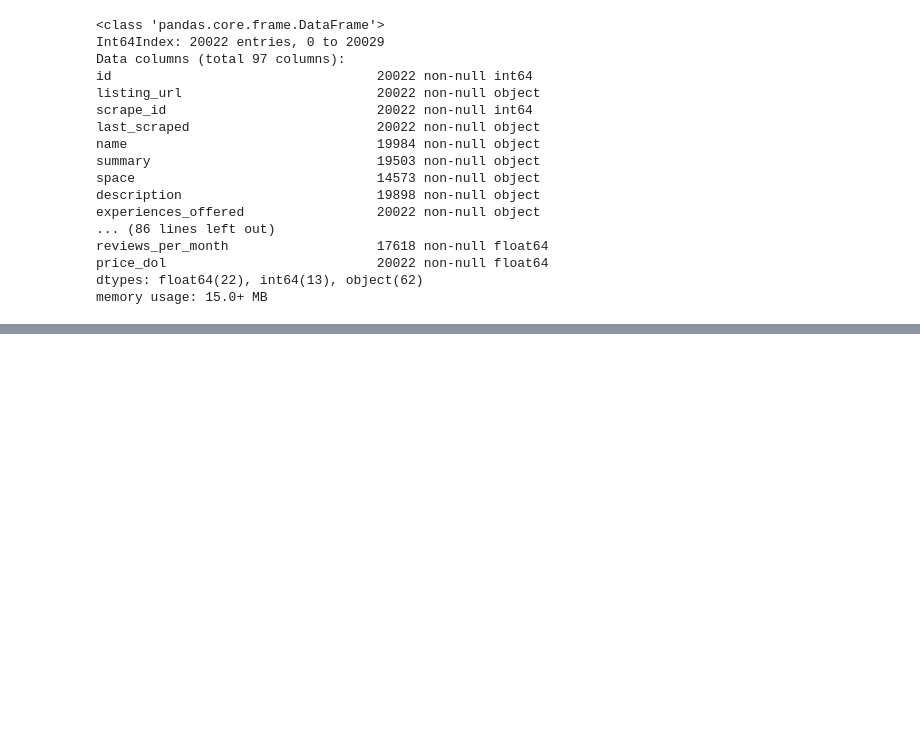
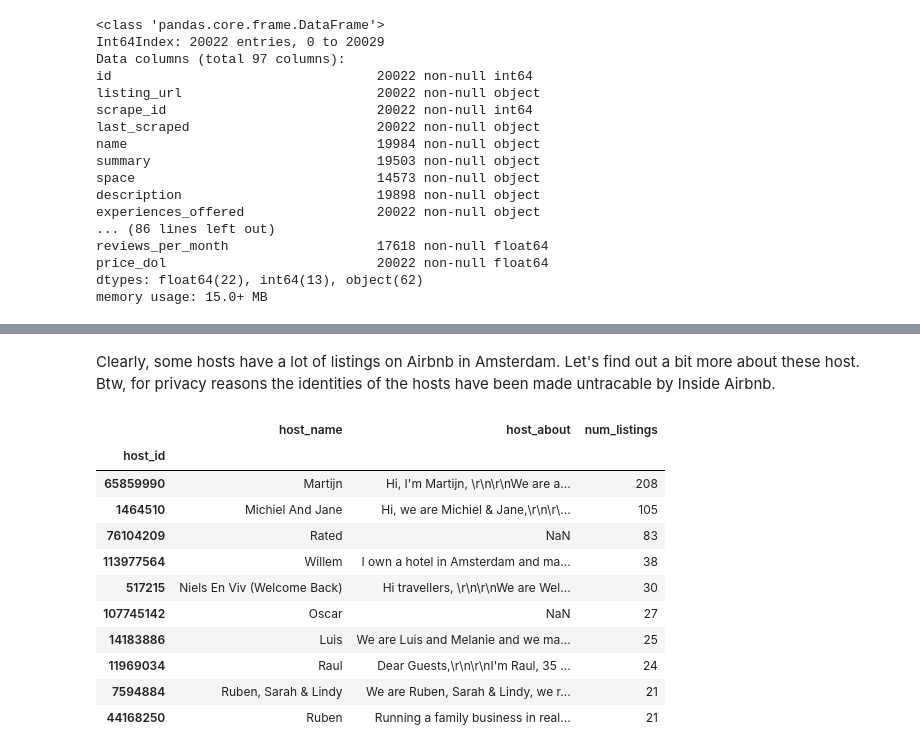
Before and after one commit to Matthijsjoosten/airbnb, a Jupyter notebook: airbnb_analysis.ipynb, the cells around one changed output, grey strips where cells are left out. Drawn from its saved outputs; the diff is of its cells as text; code cells hidden in the pictures; blank space fills up the shorter version.

Commit message:
Added host analysis

```diff
--- a/airbnb_analysis.ipynb
+++ b/airbnb_analysis.ipynb
@@ -288,0 +292,8 @@ memory usage: 15.0+ MB
+# %%
+top10_host = (listings_filtered
+               .groupby('host_id')
+               .count()['id']
+               .sort_values(ascending=False)
+               .head(10)
+              ).rename("num_listings")
+top10_hosts
@@ -288,0 +313,23 @@ memory usage: 15.0+ MB
+# %% [markdown]
+Clearly, some hosts have a lot of listings on Airbnb in Amsterdam. Let's find out a bit more about these host. Btw, for privacy reasons the identities of the hosts have been made untracable by Inside Airbnb.
+# %%
+top10_host_ids = top10_host.index.to_list()
+top10_host_info = (listings_filtered
+                   .loc[listings_filtered['host_id'].isin(top10_host_ids),['host_id','host_name','host_about']]
+                   .drop_duplicates()
+                  ).set_index('host_id')
+top10_host_info = top10_host_info.join(top10_hosts).sort_values('num_listings',ascending=False)
+top10_host_info
+# %% [output]
+|  | host_name | host_about | num_listings |
+| host_id |  |  |  |
+| 65859990 | Martijn | Hi, I'm Martijn, \r\n\r\nWe are a... | 208 |
+| 1464510 | Michiel And Jane | Hi, we are Michiel & Jane,\r\n\r\... | 105 |
+| 76104209 | Rated | NaN | 83 |
+| 113977564 | Willem | I own a hotel in Amsterdam and ma... | 38 |
+| 517215 | Niels En Viv (Welcome Back) | Hi travellers, \r\n\r\nWe are Wel... | 30 |
+| 107745142 | Oscar | NaN | 27 |
+| 14183886 | Luis | We are Luis and Melanie and we ma... | 25 |
+| 11969034 | Raul | Dear Guests,\r\n\r\nI'm Raul, 35 ... | 24 |
+| 7594884 | Ruben, Sarah & Lindy | We are Ruben, Sarah & Lindy, we r... | 21 |
+| 44168250 | Ruben | Running a family business in real... | 21 |
```
Also changed, not shown: parts of 9 cells of this notebook.
